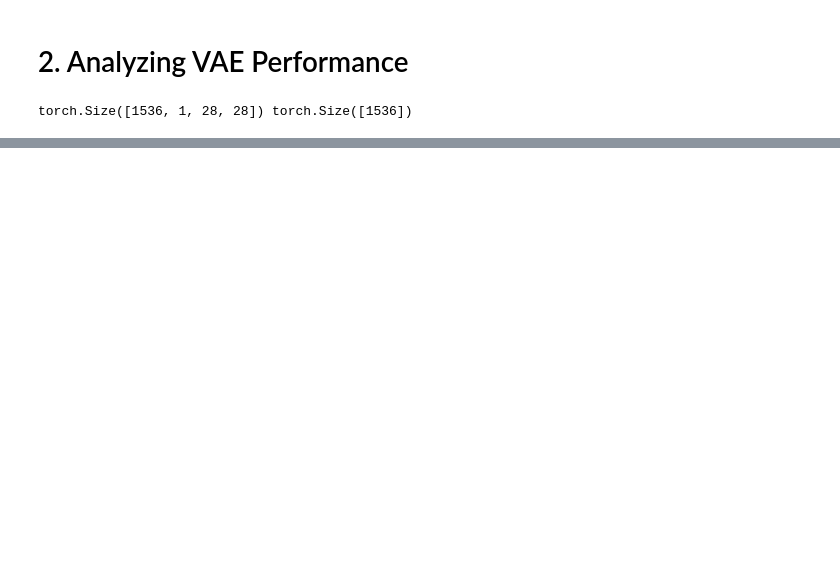
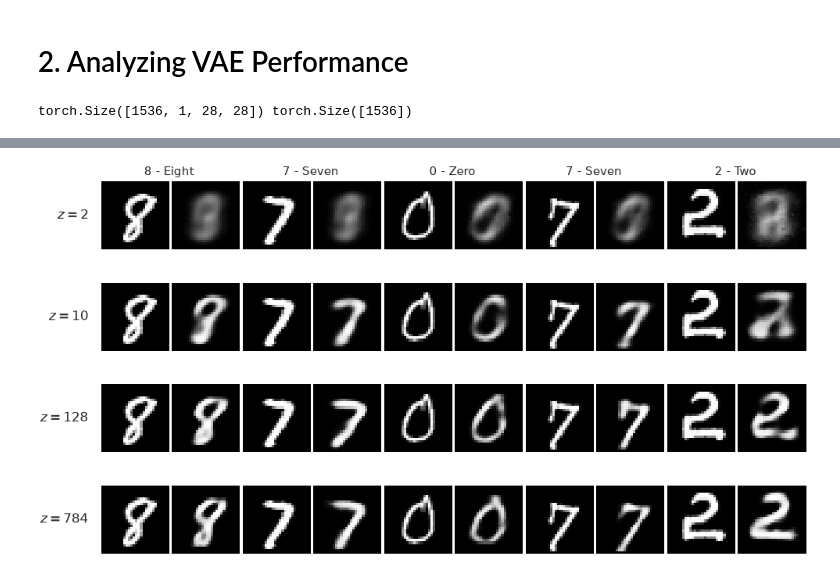
Before and after one commit to l-laidev/Advanced-Topics-in-Machine-Learning, a Jupyter notebook: PA0/Task 4 VAE Task.ipynb, the cells around one changed output, grey strips where cells are left out. Drawn from its saved outputs; the diff is of its cells as text; code cells hidden in the pictures; blank space fills up the shorter version.

```diff
--- a/PA0/Task 4 VAE Task.ipynb
+++ b/PA0/Task 4 VAE Task.ipynb
@@ -352,14 +321,0 @@ def visualize_new_samples(samples, class_names, title=None):
-# %%
-for latent_dim in LATENT_DIMS:
-    model_vis = models[latent_dim]
-    random_latents = torch.randn(size=(5,latent_dim)).to(DEVICE, non_blocking=True)
-    with torch.no_grad():
-        samples = model_vis.decoder(random_latents)
-        samples = samples.reshape(samples.shape[0], *img_shape)
-    samples = [
-        samples[i].cpu()
-        for i in range(samples.shape[0])
-    ]
-    visualize_new_samples(samples, dataloaders["val"].dataset.classes, title=f"MNIST Digit Generated Samples\n(Latent Dimensionality {latent_dim})")
-    plt.savefig(os.path.join(BASE_PLOTS, f"generated_samples_latent-{latent_dim}.pdf"), bbox_inches="tight", dpi=300)
-    plt.show()
@@ -370,0 +349,75 @@ for latent_dim in LATENT_DIMS:
+# %%
+num_samples = 5
+num_latents = len(LATENT_DIMS)
+
+class_names = dataloaders["val"].dataset.classes
+
+fig, axes = plt.subplots(
+    num_latents,
+    num_samples * 2,
+    figsize=(6.5, 0.95 * num_latents),
+    squeeze=False,
+)
+
+for row, latent_dim in enumerate(LATENT_DIMS):
+
+    model_vis = models[latent_dim]
+
+    with torch.inference_mode():
+        reconstructed, means, log_variances = model_vis(
+            test_imgs.to(DEVICE, non_blocking=True)
+        )
+
+    for col in range(num_samples):
+
+        plot_reconstruction_pair(
+            reconstructed[col].cpu(),
+            test_imgs[col].cpu(),
+            axes[row, 2 * col : 2 * col + 2],
+        )
+
+    # Latent dimensionality
+    axes[row, 0].text(
+        -0.18,
+        0.5,
+        fr"$z={latent_dim}$",
+        transform=axes[row, 0].transAxes,
+        ha="right",
+        va="center",
+        fontsize=8,
+    )
+
+
+# Class labels: only once, at the top
+for col in range(num_samples):
+
+    # Put class name between the two images in the pair
+    axes[0, 2 * col].set_title(
+        class_names[test_labels[col]].title(),
+        fontsize=7,
+        fontweight="normal",
+        pad=4,
+        x=1.0,
+    )
+
+
+fig.subplots_adjust(
+    left=0.07,
+    right=0.995,
+    top=0.88,
+    bottom=0.03,
+    wspace=0.04,
+    hspace=0.35,
+)
+
+fig.savefig(
+    os.path.join(
+        BASE_PLOTS,
+        "reconstructions_latents.pdf",
+    ),
+    bbox_inches="tight",
+)
+
+plt.show()
+# %% [output]
+[figure, added]
```
Also changed, not shown: parts of 11 cells of this notebook, 8 other files.
